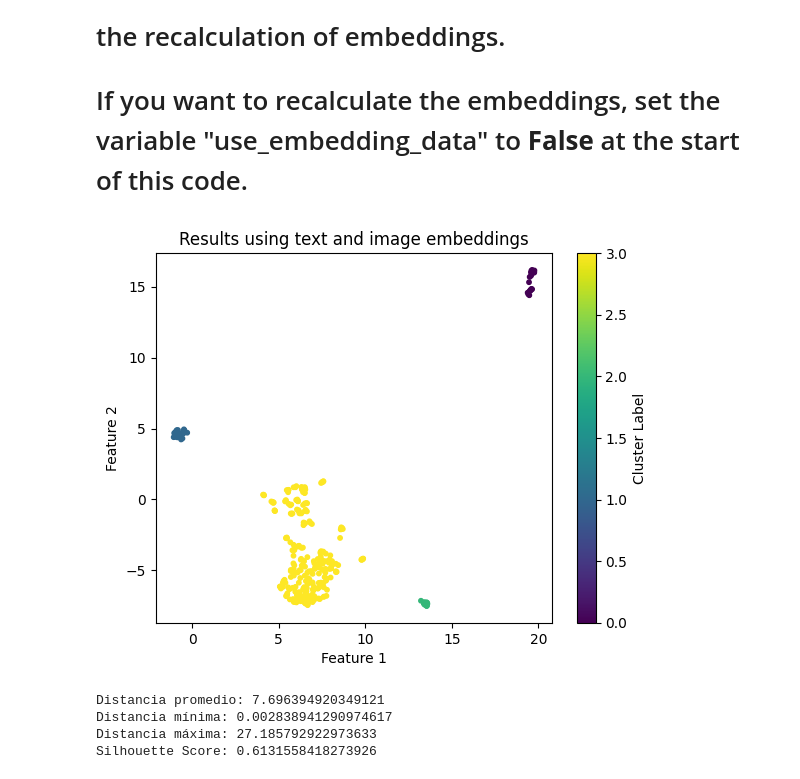
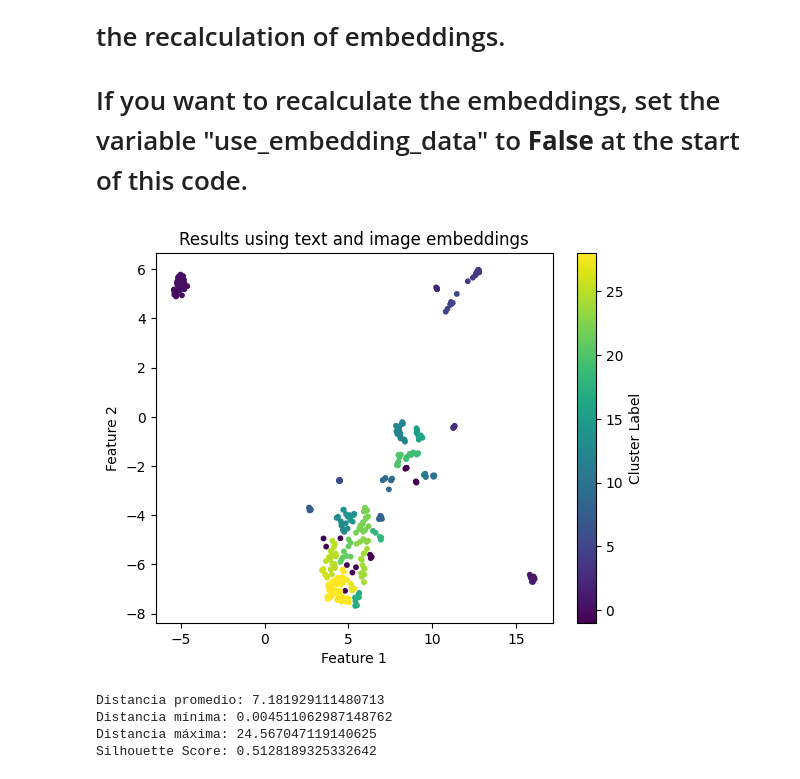
Before and after one commit to MolodyGs/Multimodal-News-Data-Collection, a Jupyter notebook: src/models/image_model/image_model.ipynb, the cells around one changed output. Cells and saved outputs as stored; diff of their text form; code cells hidden in the pictures.

```diff
--- a/src/models/image_model/image_model.ipynb
+++ b/src/models/image_model/image_model.ipynb
@@ -88,7 +81,7 @@ if not use_embeddings_data:
     # Obtiene datos del segundo proceso
     json_data = {}
 
-    with open("../../fast_check_data/test_2nd.json", 'r', encoding='utf-8') as file:
+    with open("./json_data_fast_check_2_fixed.json", 'r', encoding='utf-8') as file:
         json_data = json.load(file)
 
     json_data_fast_check_2_fixed = check_images(json_data["pages"])
@@ -101,7 +90,7 @@ if not use_embeddings_data:
     # Obtiene datos de fact checking
     json_data = {}
 
-    with open("../../fact_checking_data/fact_checking_data_extracted.json", 'r', encoding='utf-8') as file:
+    with open("./json_data_fact_checking.json", 'r', encoding='utf-8') as file:
         json_data = json.load(file)
 
     json_data_fact_checking = check_images(json_data["pages"])
@@ -192,6 +175,7 @@ if not use_embeddings_data:
     text_embeddings_2nd = torch.load('../embeddings/2nd_text_embeddings.pt')
     image_embeddings_fact_checking = torch.load('../embeddings/fact_checking_image_embeddings.pt')
     text_embeddings_fact_checking = torch.load('../embeddings/fact_checking_text_embeddings.pt')
+    # text_embeddings = torch.load('../embeddings/total_embeddings_with_image_text.pt')
 
     #Texto
     text_embeddings_1st = torch.from_numpy(text_embeddings_1st).float()
@@ -214,3 +198,5 @@ if not use_embeddings_data:
     #Forma Final
     print(hybrid_embeddings.shape)
     torch.save(hybrid_embeddings, '../embeddings/hybrid_embeddings.pt')
+else:
+    hybrid_embeddings = torch.load('../embeddings/hybrid_embeddings.pt')
@@ -227,38 +206,35 @@ torch.Size([340, 1280])
 # If you want to use the precomputed local embeddings data (located at /embeddings), please set the variable "use_embeddings_data" to **True** at the start of this code. This will save time by avoiding the recalculation of embeddings.
 
 # If you want to recalculate the embeddings, set the variable "use_embedding_data" to **False** at the start of this code.
-# %%
-if use_embeddings_data:
-    hybrid_embeddings = torch.load('../embeddings/hybrid_embeddings.pt')
 # %%
 umap_model= UMAP(n_components=2, random_state=42)
 embeddings_2d = umap_model.fit_transform(hybrid_embeddings)
 
-clusterer = hdbscan.HDBSCAN(min_cluster_size=3, min_samples=3, cluster_selection_epsilon=1.40)
+clusterer = hdbscan.HDBSCAN(min_cluster_size=5, min_samples=1, cluster_selection_epsilon=0.01)
 cluster_labels = clusterer.fit_predict(embeddings_2d)
 
 plt.scatter(embeddings_2d[:, 0], embeddings_2d[:, 1], c=cluster_labels, cmap='viridis', s=10)
 plt.title('Results using text and image embeddings')
 plt.xlabel('Feature 1')
 plt.ylabel('Feature 2')
 plt.colorbar(label='Cluster Label')
 plt.show()
 
 distances = pairwise_distances(embeddings_2d, metric='euclidean')
 average_distance = np.mean(distances)
 min_distance = np.min(distances[distances > 0])
 max_distance = np.max(distances)
 
 print(f"Distancia promedio: {average_distance}")
 print(f"Distancia mínima: {min_distance}")
 print(f"Distancia máxima: {max_distance}")
 
 score = silhouette_score(embeddings_2d, cluster_labels)
 print(f"Silhouette Score: {score}")
 # %% [output]
-[figure, old version]
+[figure, new version]
-Distancia promedio: 7.696394920349121
-Distancia mínima: 0.002838941290974617
-Distancia máxima: 27.185792922973633
-Silhouette Score: 0.6131558418273926
+Distancia promedio: 7.181929111480713
+Distancia mínima: 0.004511062987148762
+Distancia máxima: 24.567047119140625
+Silhouette Score: 0.5128189325332642
 # %%
```
Also changed, not shown: parts of 10 cells of this notebook, 1 other file.
